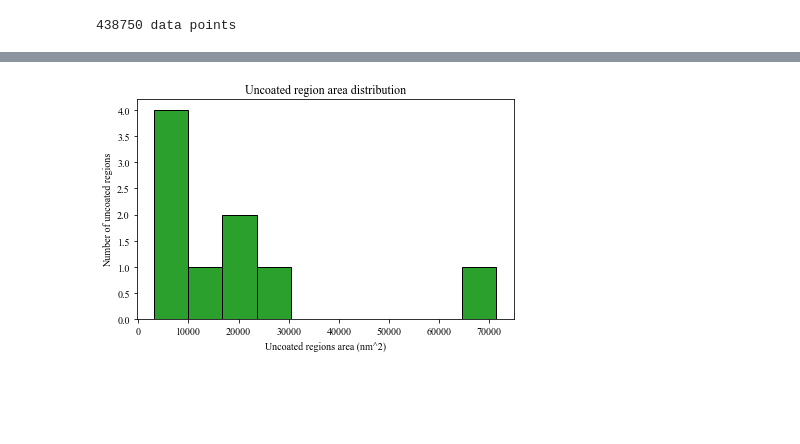
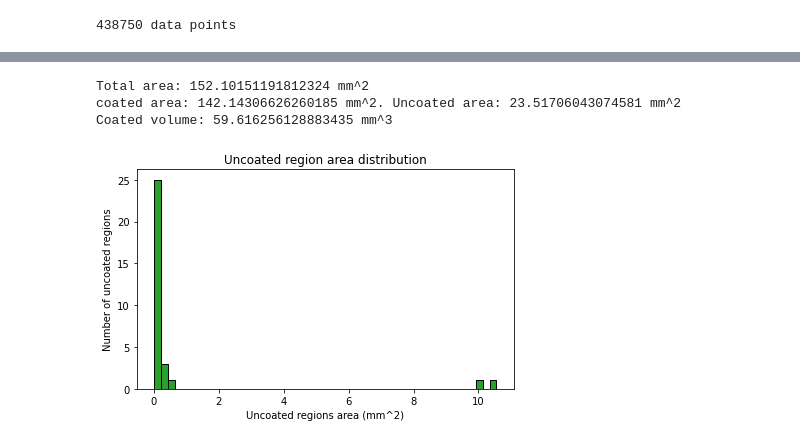
Before and after one commit to mauribo2/Coatings, a Jupyter notebook: coating.ipynb, the cells around one changed output, grey strips where cells are left out. Saved outputs shown, nothing was run; the diff lists cells and outputs as text; code cells hidden in the pictures; blank space fills up the shorter version.

```diff
--- a/coating.ipynb
+++ b/coating.ipynb
@@ -7,7 +7,6 @@ import pandas as pd
 
 #— User parameters (edit these directly) —
 FILE_PATH = "05mm-300W+1200FS-skip08.xlsx"    # path to your three-column x y z file
-L = 150.0                                     # threshold value for z
 
 # 1) Load data
 df = pd.read_excel(FILE_PATH)
@@ -15,6 +14,7 @@ df.columns = df.columns.str.strip().str.lower()
 x = df['x'].values
 y = df['y'].values
 z = df['z'].values
+grid = x[1]-x[0]
 #data = np.loadtxt(FILE_PATH)
 #x, y, z = data[:,0], data[:,1], data[:,2]
 N = len(z)
@@ -69,11 +69,13 @@ plt.show()
 # %%
 # 3) Threshold and extract (x,y)
-mask  = (z <= L)
+L = 200.0                                     # threshold value for z
+
+çmask  = (z <= L)
 coords = np.column_stack((x[mask], y[mask]))
 print(f"Points with z ≤ {L}: {coords.shape[0]} of {N}")
 
 # 4) Cluster low-z points with DBSCAN
-db     = DBSCAN(eps=30.0, min_samples=5)
+db     = DBSCAN(eps=grid*1.5, min_samples=5)
 labels = db.fit_predict(coords)
 # only true clusters, drop noise=-1
 unique_labels = sorted(l for l in set(labels) if l != -1)
@@ -92,8 +94,8 @@ for idx, lbl in enumerate(unique_labels):
     plt.scatter(pts[:,0], pts[:,1],
                 c=[color], s=30,
                label=lbl_name)
-plt.xlabel("x (nm)")
-plt.ylabel("y (nm)")
+plt.xlabel("x (um)")
+plt.ylabel("y (um)")
 plt.title(f"Uncoated areas (thickness ≤ {L})")
 plt.tight_layout()
 plt.savefig("Uncoated_areas.tiff", dpi=300)
@@ -105,34 +107,50 @@ Number of clusters found: 9
 # %%
 # 5) Compute area factor A and cluster fractions
-A = (np.max(x)-np.min(x)) * (np.max(y)-np.min(y))
+A = (np.max(x)-np.min(x)) * (np.max(y)-np.min(y))*1e-6
+
 frac_vals = []
 for lbl in unique_labels:
     if lbl == -1:
         continue
     size = np.sum(labels == lbl)
     frac_vals.append((size / N) * A)
 frac_vals = np.array(frac_vals)
 
+uncoated = np.sum(frac_vals)
+coated = A*(1 - (size / N))
+print(f"Total area: {A} mm^2")
+print(f"coated area: {coated} mm^2. Uncoated area: {uncoated} mm^2")
+
+c_vol = 0
+for h in z:
+    if h > L:
+      c_vol += h*grid*grid*1e-9
+print(f"Coated volume: {c_vol} mm^3")
+
+
 # Histogram of (cluster_size/N) * A
-nb = 10
+nb = 50
 f_hist, f_bins = np.histogram(frac_vals, bins=nb)
 f_centers = (f_bins[:-1] + f_bins[1:]) / 2
 
 # Save voids histogram
 np.savetxt("uncoated.txt",
            np.column_stack((f_centers, f_hist)),
            header="(Uncoated area count", comments='')
 
 # Plot voids histogram
 plt.figure(figsize=(6,4))
 plt.bar(f_centers, f_hist,
         width=(f_bins[1]-f_bins[0]),
         color='C2', edgecolor='black')
-plt.xlabel("Uncoated regions area (nm^2)")
+plt.xlabel("Uncoated regions area (mm^2)")
 plt.ylabel("Number of uncoated regions")
 plt.title("Uncoated region area distribution")
 plt.tight_layout()
 plt.savefig("Uncoated_areas_histogram.tiff", dpi=300)
 plt.show()
 # %% [output]
+Total area: 152.10151191812324 mm^2
+coated area: 142.14306626260185 mm^2. Uncoated area: 23.51706043074581 mm^2
+Coated volume: 59.616256128883435 mm^3
-[figure, old version]
+[figure, new version]
```
Also changed, not shown: parts of 3 cells of this notebook.
